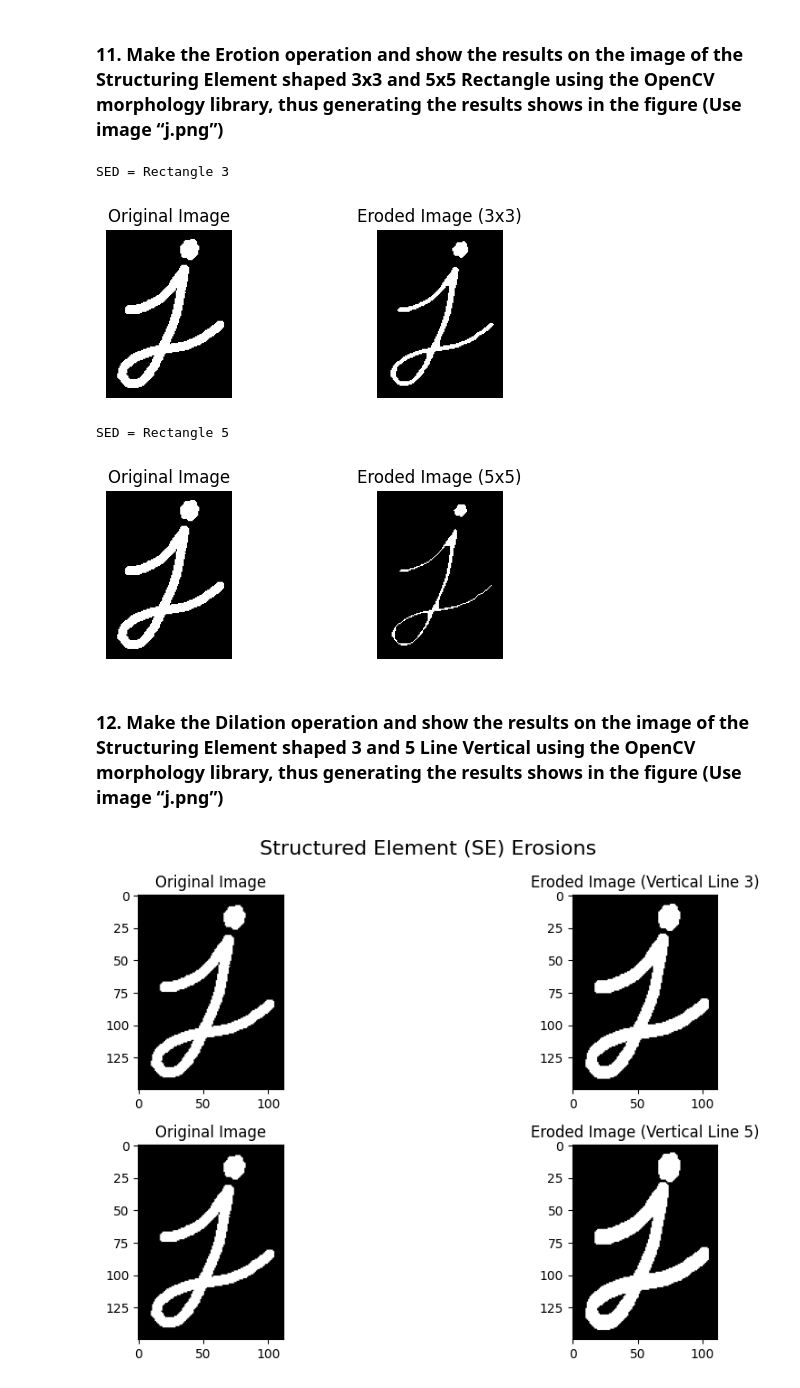
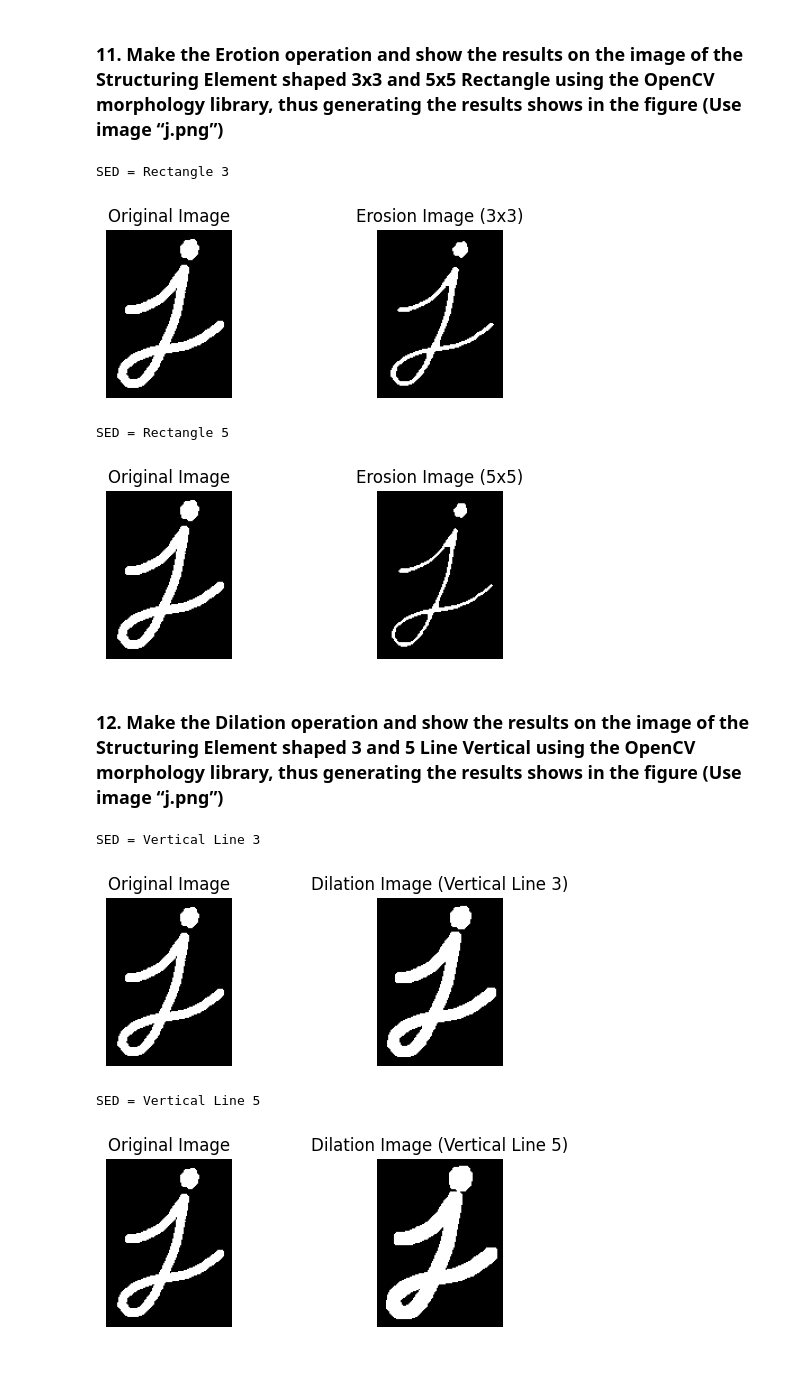
Before and after one commit to frcaulia/dicv_odd_2023, a Jupyter notebook: Week9.ipynb, the cells around one changed output. Drawn from its saved outputs; the diff is of its cells as text; code cells hidden in the pictures.

```diff
--- a/Week9.ipynb
+++ b/Week9.ipynb
@@ -357,12 +370,13 @@ print("SED = Rectangle 3")
 plt.subplot(2, 2, 1)
 plt.imshow(image, cmap='gray')
 plt.title('Original Image')
+plt.axis('off')
 
 plt.subplot(2, 2, 2)
 plt.imshow(eroded_image_3x3, cmap='gray')
-plt.title('Erotion Image (3x3)')
+plt.title('Erosion Image (3x3)')
+plt.axis('off')
 
-plt.axis('off')
 plt.show()
 
 # Rectangle 5x5 Erosion
@@ -371,18 +385,19 @@ print("SED = Rectangle 5")
 plt.subplot(2, 2, 3)
 plt.imshow(image, cmap='gray')
 plt.title('Original Image')
+plt.axis('off')
 
 plt.subplot(2, 2, 4)
 plt.imshow(eroded_image_5x5, cmap='gray')
-plt.title('Erotion Image (5x5)')
+plt.title('Erosion Image (5x5)')
+plt.axis('off')
 
-plt.axis('off')
 plt.show()
 # %% [output]
 SED = Rectangle 3
-[figure, old version]
+[figure, new version]
 SED = Rectangle 5
-[figure, old version]
+[figure, new version]
 # %% [markdown]
 ### **12. Make the Dilation operation and show the results on the image of the Structuring Element shaped 3 and 5 Line Vertical using the OpenCV morphology library, thus generating the results shows in the figure (Use image “j.png”)**
 # %%
@@ -396,36 +411,38 @@ kernel_5 = cv.getStructuringElement(cv.MORPH_RECT, (5, 5))
 # Perform Dilation
 dilated_image_3 = cv.dilate(image, kernel_3, iterations=1)
 dilated_image_5 = cv.dilate(image, kernel_5, iterations=1)
 
-# Display the results
-plt.figure(figsize=(12, 6))
-
 # Vertical Line 3
 print("SED = Vertical Line 3")
 
 plt.subplot(2, 2, 1)
 plt.imshow(image, cmap='gray')
 plt.title('Original Image')
+plt.axis('off')
 
 plt.subplot(2, 2, 2)
 plt.imshow(dilated_image_3, cmap='gray')
 plt.title('Dilation Image (Vertical Line 3)')
+plt.axis('off')
 
-plt.axis('off')
 plt.show()
 
 # Vertical Line 5
 print("SED = Vertical Line 5")
 
 plt.subplot(2, 2, 3)
 plt.imshow(image, cmap='gray')
 plt.title('Original Image')
+plt.axis('off')
 
 plt.subplot(2, 2, 4)
 plt.imshow(dilated_image_5, cmap='gray')
 plt.title('Dilation Image (Vertical Line 5)')
+plt.axis('off')
 
-plt.axis('off')
 plt.show()
 # %% [output]
+SED = Vertical Line 3
-[figure, old version]
+[figure, new version]
+SED = Vertical Line 5
+[figure, added]
```
Also changed, not shown: parts of 11 cells of this notebook.
